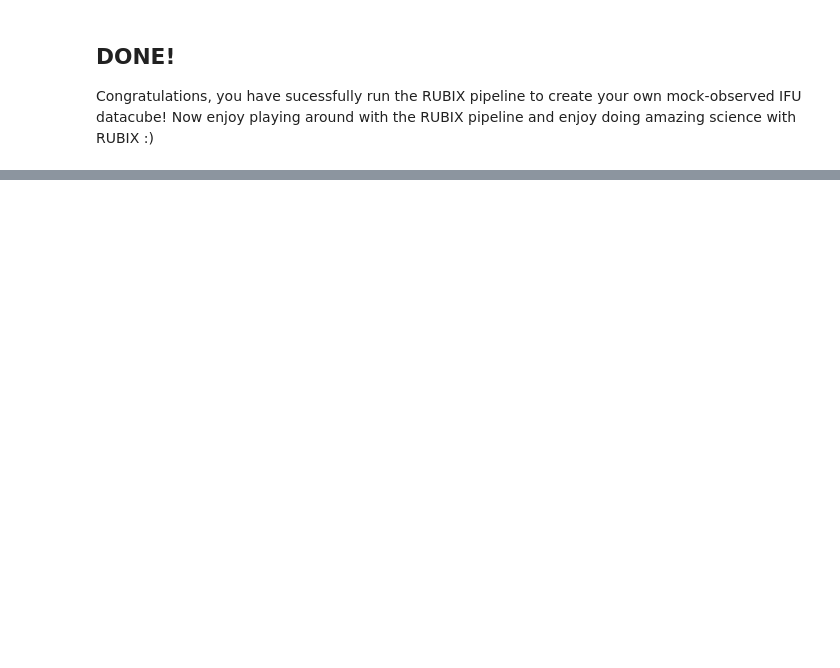
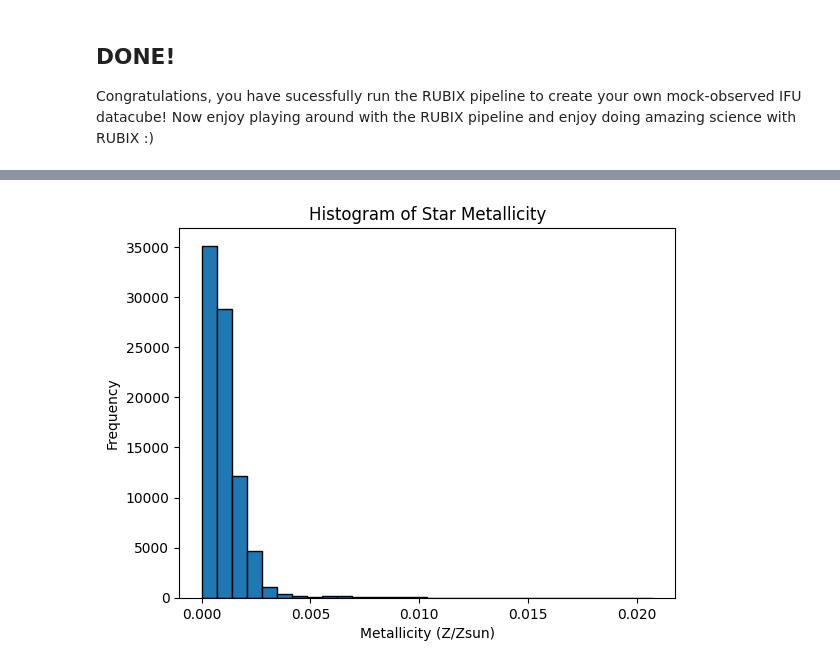
Before and after one commit to AstroAI-Lab/rubix, a Jupyter notebook: notebooks/rubix_pipeline_single_function_shard_map_fits_gsf_emiles.ipynb, the cells around one changed output, grey strips where cells are left out. Cells and saved outputs as stored; diff of their text form; code cells hidden in the pictures; blank space fills up the shorter version.

```diff
--- a/notebooks/rubix_pipeline_single_function_shard_map_fits_gsf_emiles.ipynb
+++ b/notebooks/rubix_pipeline_single_function_shard_map_fits_gsf_emiles.ipynb
@@ -385,0 +410,13 @@ plt.show()
+# %%
+# NBVAL_SKIP
+import matplotlib.pyplot as plt
+
+# Plot a histogram of the velocities
+plt.hist(inputdata.stars.metallicity[:], bins=30, edgecolor='black')
+plt.xlabel('Metallicity (Z/Zsun)')
+plt.ylabel('Frequency')
+plt.title('Histogram of Star Metallicity')
+plt.savefig(f"./output/emiles/metallicity_{galaxy_id}_{component}.jpeg")
+plt.show()
+# %% [output]
+[figure, added]
```
Also changed, not shown: parts of 12 cells of this notebook, 1 other file.
